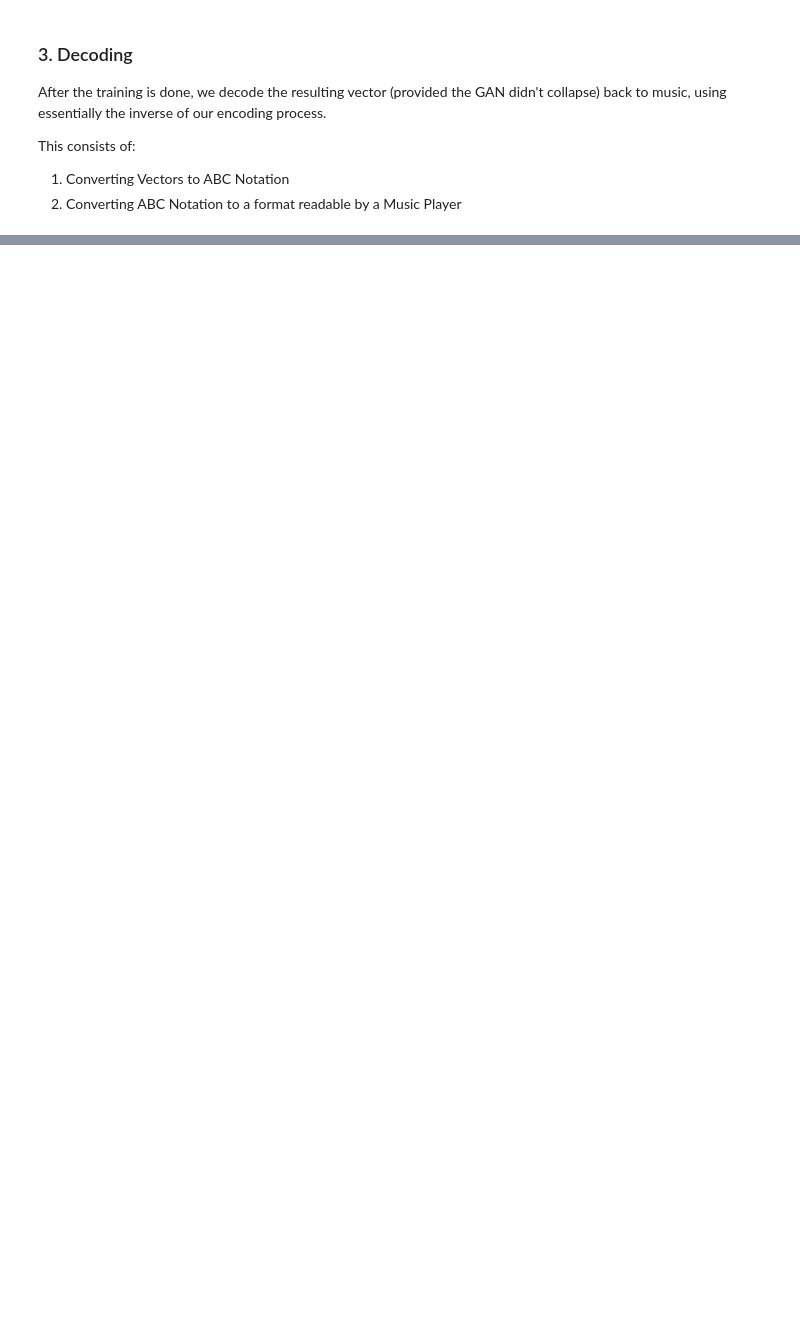
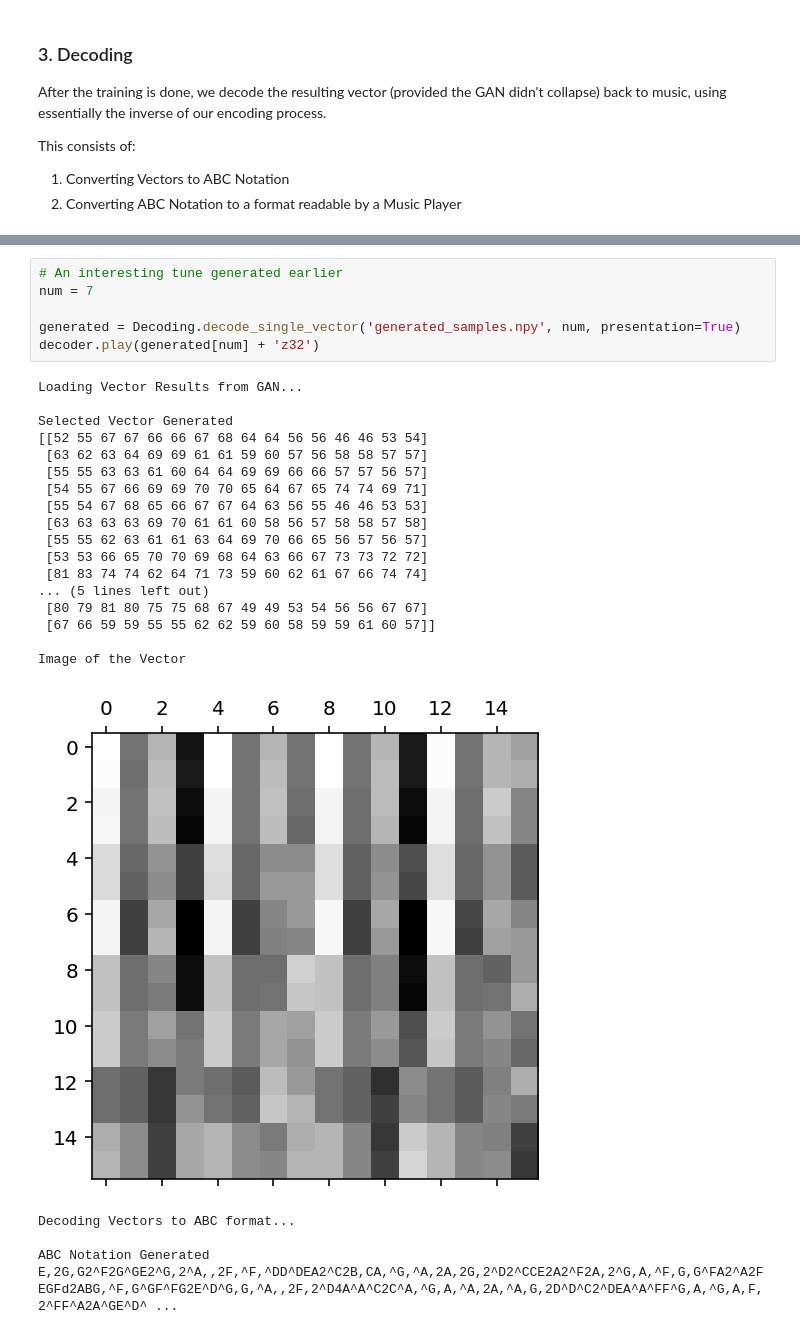
Before and after one commit to vin-nag/GANs-n-reels, a Jupyter notebook: Documentation/Ensemble.ipynb, the cells around one changed output, grey strips where cells are left out. Drawn from its saved outputs; the diff is of its cells as text; blank space fills up the shorter version.

```diff
--- a/Documentation/Ensemble.ipynb
+++ b/Documentation/Ensemble.ipynb
@@ -83,0 +131,29 @@ decoder.play(generated[num] + 'z32')
+# %%
+# An interesting tune generated earlier
+num = 7
+
+generated = Decoding.decode_single_vector('generated_samples.npy', num, presentation=True)
+decoder.play(generated[num] + 'z32')
+# %% [output]
+Loading Vector Results from GAN...
+
+Selected Vector Generated
+[[52 55 67 67 66 66 67 68 64 64 56 56 46 46 53 54]
+ [63 62 63 64 69 69 61 61 59 60 57 56 58 58 57 57]
+ [55 55 63 63 61 60 64 64 69 69 66 66 57 57 56 57]
+ [54 55 67 66 69 69 70 70 65 64 67 65 74 74 69 71]
+ [55 54 67 68 65 66 67 67 64 63 56 55 46 46 53 53]
+ [63 63 63 63 69 70 61 61 60 58 56 57 58 58 57 58]
+ [55 55 62 63 61 61 63 64 69 70 66 65 56 57 56 57]
+ [53 53 66 65 70 70 69 68 64 63 66 67 73 73 72 72]
+ [81 83 74 74 62 64 71 73 59 60 62 61 67 66 74 74]
+... (5 lines left out)
+ [80 79 81 80 75 75 68 67 49 49 53 54 56 56 67 67]
+ [67 66 59 59 55 55 62 62 59 60 58 59 59 61 60 57]]
+
+Image of the Vector
+[figure, added]
+Decoding Vectors to ABC format...
+
+ABC Notation Generated
+E,2G,G2^F2G^GE2^G,2^A,,2F,^F,^DD^DEA2^C2B,CA,^G,^A,2A,2G,2^D2^CCE2A2^F2A,2^G,A,^F,G,G^FA2^A2FEGFd2ABG,^F,G^GF^FG2E^D^G,G,^A,,2F,2^D4A^A^C2C^A,^G,A,^A,2A,^A,G,2D^D^C2^DEA^A^FF^G,A,^G,A,F,2^FF^A2A^GE^D^ ...
```
Also changed, not shown: parts of 10 cells of this notebook, 11 other files.
